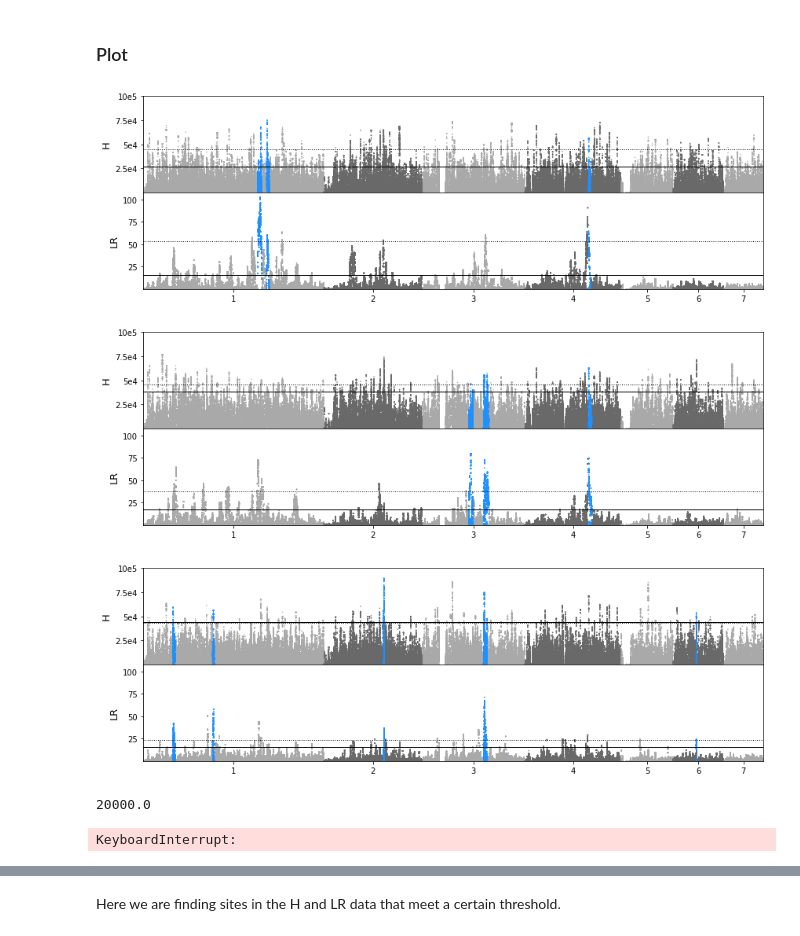
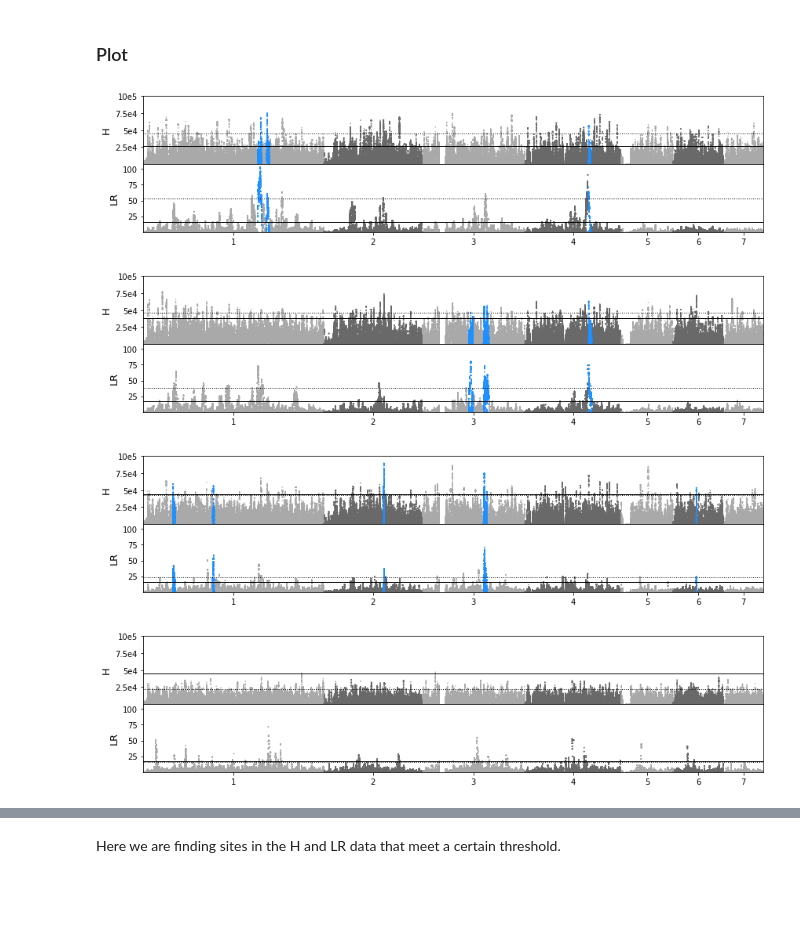
Before and after one commit to nealplatt/sch_man_nwinvasion, a Jupyter notebook: notebooks/test_of_selection.ipynb, the cells around one changed output, grey strips where cells are left out. Cells and saved outputs as stored; diff of their text form; code cells hidden in the pictures; blank space fills up the shorter version.

```diff
--- a/notebooks/test_of_selection.ipynb
+++ b/notebooks/test_of_selection.ipynb
@@ -541,0 +557,2 @@ tanzania: 4292 non-neutral snps, 46 non-neutral regions, 0 target snps, 0 target
+# %%
+df=pcadapt_df.loc[pcadapt_df["sigs"] ==  True]
@@ -541,0 +563,19 @@ tanzania: 4292 non-neutral snps, 46 non-neutral regions, 0 target snps, 0 target
+# %%
+#how many pcadapt outliers are in target regions
+x=0
+
+for index, row in df.iterrows():
+    chrom=row["chrom"]
+    pos=row["pos"]
+
+    pops=[]
+    for pop in sig_trees.keys():
+        if sig_trees[pop][chrom].at(pos) != set():
+            pops.append(pop)
+    if pops != []:
+        pops=",".join(pops)
+        x=x+1
+    else:
+        pops="Na"
+    #print (pops)
+print("{} of {} PCAdapt outliers are in target regions {:.2f}%".format(x, len(df), (x/len(df)*100)))
@@ -541,0 +584,19 @@ tanzania: 4292 non-neutral snps, 46 non-neutral regions, 0 target snps, 0 target
+# %%
+#how many pcadapt outliers are in non neutral regions
+x=0
+for index, row in df.iterrows():
+    chrom=row["chrom"]
+    pos=row["pos"]
+
+    pops=[]
+    for pop in sig_trees.keys():
+        if nn_trees[pop][chrom].at(pos) != set():
+            pops.append(pop)
+    if pops != []:
+        pops=",".join(pops)
+        x=x+1
+    else:
+        pops="Na"
+    #print (pops)
+
+print("{} of {} PCAdapt outliers are in non-neutral regions {:.2f}%".format(x, len(df), (x/len(df)*100)))
@@ -583,7 +646,7 @@ ticks=[cumul_start['SM_V7_1'] + (chr_length['SM_V7_1']/2),
 #for pop in ["brazil"]:
 for pop in ["niger", "senegal", "brazil", "tanzania"]:
 
-    fig, axs = plt.subplots(2, sharex=True, gridspec_kw={'hspace': 0}, figsize=(12, 4)) #gridspec_kw={'hspace': 0.1}
+    fig, axs = plt.subplots(2, sharex=True, gridspec_kw={'hspace': 0}, figsize=(12, 3)) #gridspec_kw={'hspace': 0.1}
 
     sdf=dfs[pop].loc[dfs[pop]["colors"] == colors["sig"]]
     ndf=dfs[pop].loc[dfs[pop]["colors"] != colors["sig"]]
@@ -621,37 +684,34 @@ for pop in ["niger", "senegal", "brazil", "tanzania"]:
 
     axs[1].set_yticks(np.arange(25, 101, 25))
     axs[1].set_ylabel("LR", fontsize=13)
 
     #axs[2].set(ylabel="Fst")
     #axs[2].set(ylabel="Pi")
     #axs[4].set(ylabel="Tajima's D")
     #axs[0].ticklabel_format(axis='y', style='sci')
 
 
     #draw lines at...
     #...the max simulated value
     axs[0].axhline(y=max_h[pop],  color="black", linewidth=1)
     axs[1].axhline(y=max_lr[pop], color="black", linewidth=1)
 
     #...the 99th percentile
     target_percentile=0.99
     axs[0].axhline(y=np.percentile(dfs[pop]['h'],  target_percentile*100), linestyle=":", color="black", linewidth=1)
     axs[1].axhline(y=np.percentile(dfs[pop]['lr'], target_percentile*100), linestyle=":", color="black", linewidth=1)
 
     #set the title
     #title="{}".format(pop.title())
     #fig.suptitle(title)
 
     plt.tight_layout()
     fig.savefig("results/selection_peaks/{}_selection.png".format(pop), dpi=300)
     fig.savefig("results/selection_peaks/{}_selection.svg".format(pop))
     plt.show()
     plt.close()
 # %% [output]
-[figure, old version]
+[figure, new version]
-[figure, old version]
+[figure, new version]
-[figure, old version]
+[figure, new version]
+[figure, added]
-# %%
-20e3
-# %% [output]
-20000.0
@@ -663,6 +717,0 @@ plt.show()
-# %%
-x=scipy.signal.medfilt(j, kernel_size=2001)
-plt.plot(x, linestyle=None)
-plt.show()
-# %% [output]
-KeyboardInterrupt:
```
Also changed, not shown: parts of 16 cells of this notebook.
